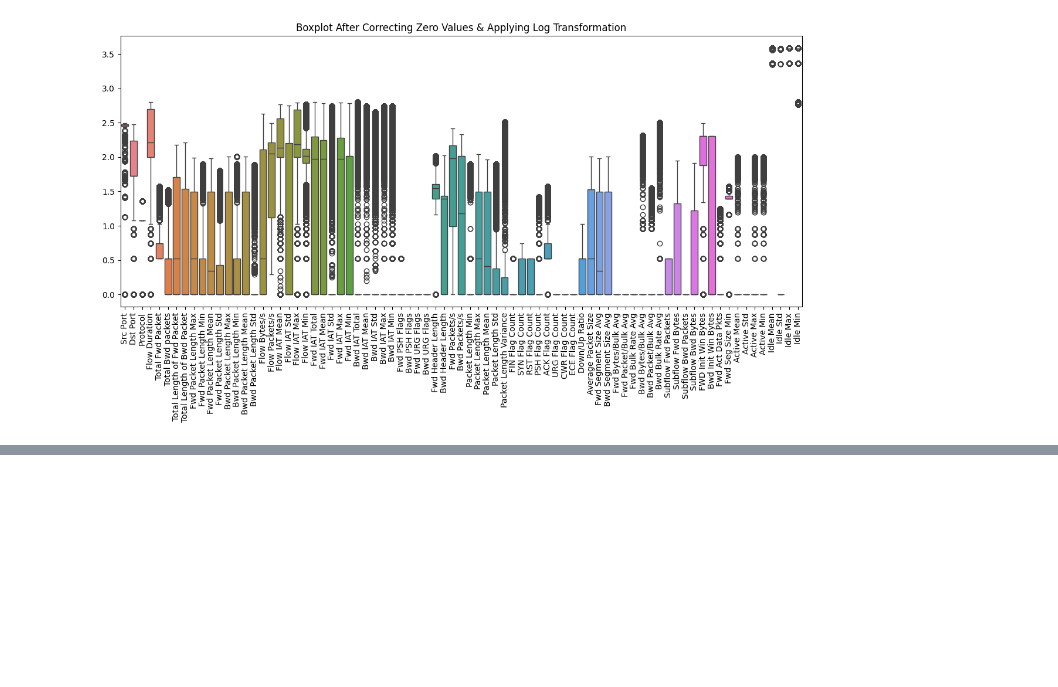
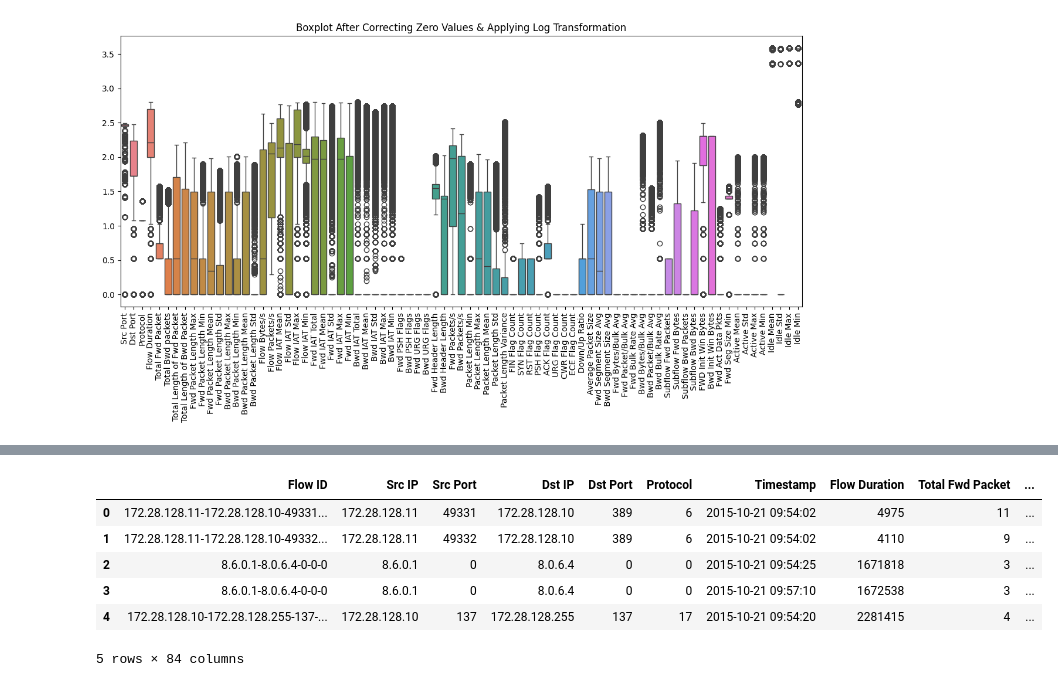
Before and after one commit to AbdulWahabBaluch2000/SCVIC-APT-2021-Training-, a Jupyter notebook: Untitled2.ipynb, the cells around one changed output, grey strips where cells are left out. Drawn from its saved outputs; the diff is of its cells as text; code cells hidden in the pictures; blank space fills up the shorter version.

```diff
--- a/Untitled2.ipynb
+++ b/Untitled2.ipynb
@@ -681,0 +695,16 @@ plt.show()
+# %%
+import pandas as pd
+
+# Update this path with the correct folder name if needed
+file_path = "/content/drive/My Drive/datasets/SCVIC-APT-2021-Training.csv"
+
+df = pd.read_csv(file_path)
+df.head()
+# %% [output]
+|  | Flow ID | Src IP | Src Port | Dst IP | Dst Port | Protocol | Timestamp | Flow Duration | Total Fwd Packet | ... |
+| 0 | 172.28.128.11-172.28.128.10-49331... | 172.28.128.11 | 49331 | 172.28.128.10 | 389 | 6 | 2015-10-21 09:54:02 | 4975 | 11 | ... |
+| 1 | 172.28.128.11-172.28.128.10-49332... | 172.28.128.11 | 49332 | 172.28.128.10 | 389 | 6 | 2015-10-21 09:54:02 | 4110 | 9 | ... |
+| 2 | 8.6.0.1-8.0.6.4-0-0-0 | 8.6.0.1 | 0 | 8.0.6.4 | 0 | 0 | 2015-10-21 09:54:25 | 1671818 | 3 | ... |
+| 3 | 8.6.0.1-8.0.6.4-0-0-0 | 8.6.0.1 | 0 | 8.0.6.4 | 0 | 0 | 2015-10-21 09:57:10 | 1672538 | 3 | ... |
+| 4 | 172.28.128.10-172.28.128.255-137-... | 172.28.128.10 | 137 | 172.28.128.255 | 137 | 17 | 2015-10-21 09:54:20 | 2281415 | 4 | ... |
+5 rows × 84 columns
```
Also changed, not shown: parts of 3 cells of this notebook.
